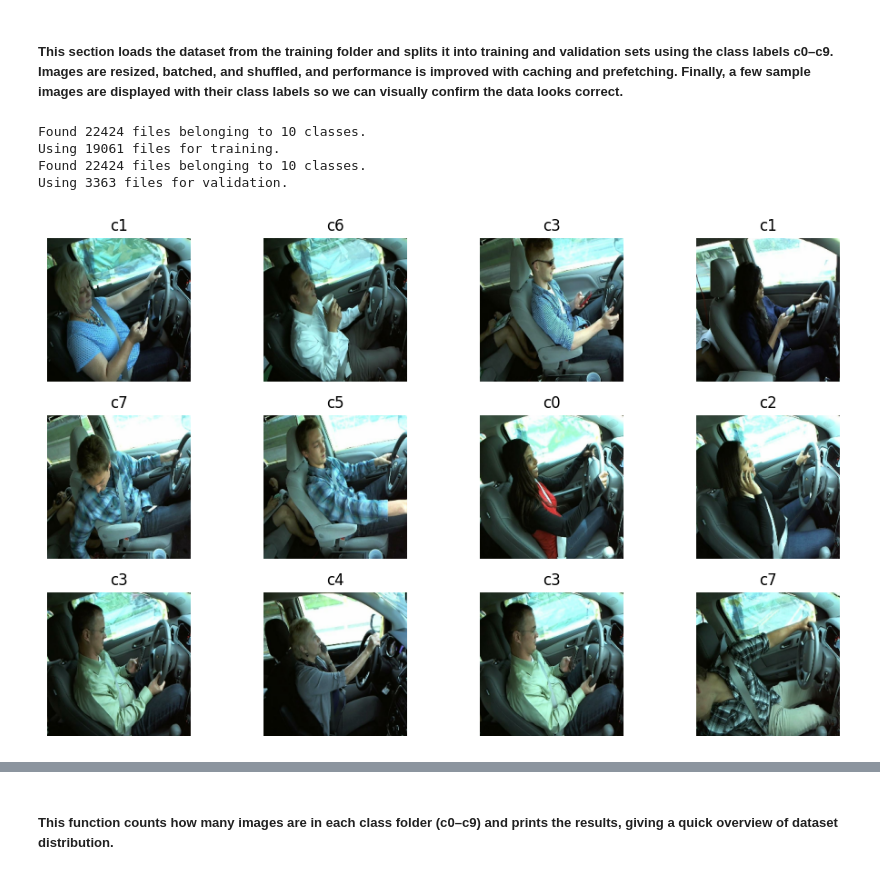
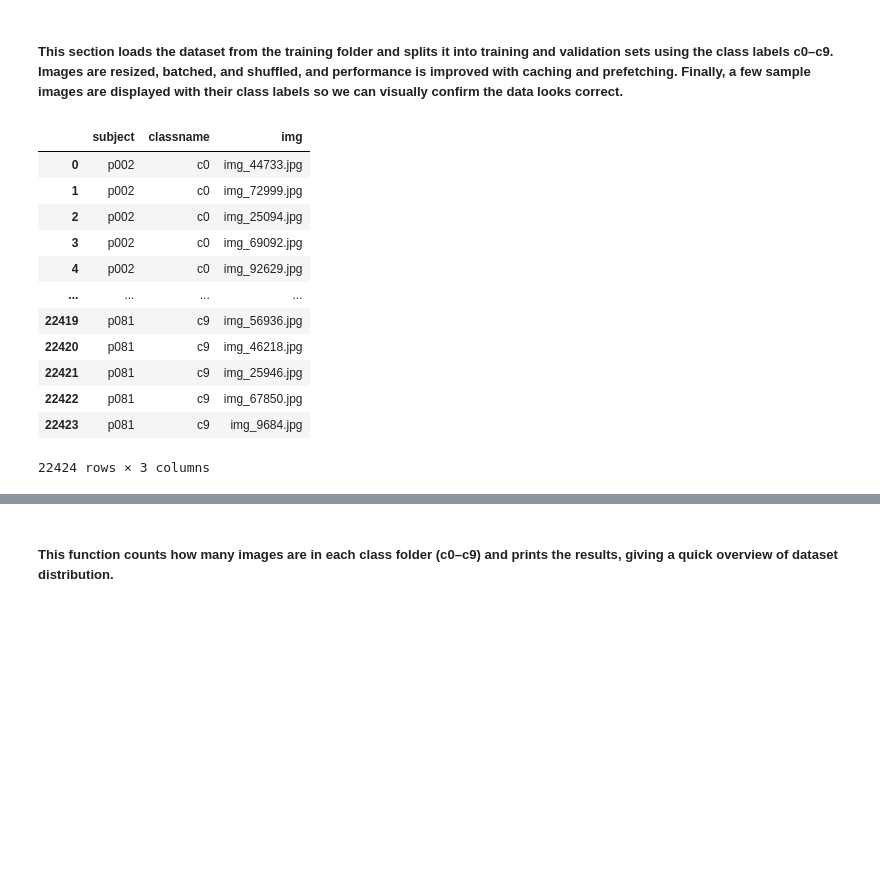
Before and after one commit to cybercode2000/Distracted-Driver-using-CNN, a Jupyter notebook: Distracted_Driving_Detection_Using_CNN.ipynb, the cells around one changed output, grey strips where cells are left out. Cells and saved outputs as stored; diff of their text form; code cells hidden in the pictures; blank space fills up the shorter version.

```diff
--- a/Distracted_Driving_Detection_Using_CNN.ipynb
+++ b/Distracted_Driving_Detection_Using_CNN.ipynb
@@ -176,49 +178,29 @@ Corrupted files: []
 ###### We discovered that there's no corrupted files
 # %% [markdown]
 ##### This section loads the dataset from the training folder and splits it into training and validation sets using the class labels c0–c9. Images are resized, batched, and shuffled, and performance is improved with caching and prefetching. Finally, a few sample images are displayed with their class labels so we can visually confirm the data looks correct.
-# %%
-train_ds = tf.keras.utils.image_dataset_from_directory(
-    DATA_DIR,
-    labels='inferred',
-    label_mode='int',
-    class_names=CLASS_NAMES,
-    validation_split=VAL_SPLIT,
-    subset='training',
-    seed=SEED,
-    image_size=IMG_SIZE,
-    batch_size=BATCH_SIZE
-)
-
-val_ds = tf.keras.utils.image_dataset_from_directory(
-    DATA_DIR,
-    labels='inferred',
-    label_mode='int',
-    class_names=CLASS_NAMES,
-    validation_split=VAL_SPLIT,
-    subset='validation',
-    seed=SEED,
-    image_size=IMG_SIZE,
-    batch_size=BATCH_SIZE
-)
-
-# Improve performance with caching & prefetching
-AUTOTUNE = tf.data.AUTOTUNE
-train_ds = train_ds.shuffle(1000).prefetch(AUTOTUNE)
-val_ds   = val_ds.prefetch(AUTOTUNE)
-
-# Peek at a few samples
-for imgs, labels in train_ds.take(1):
-    plt.figure(figsize=(10,6))
-    for i in range(12):
-        plt.subplot(3,4,i+1)
-        plt.imshow(imgs[i].numpy().astype("uint8"))
-        plt.title(CLASS_NAMES[labels[i].numpy()])
-        plt.axis("off")
-    plt.tight_layout()
-    plt.show()
-# %% [output]
-Found 22424 files belonging to 10 classes.
-Using 19061 files for training.
-Found 22424 files belonging to 10 classes.
-Using 3363 files for validation.
-[figure, removed]
+# %%
+DATA_DIR = "imgs/train"
+CSV_PATH = "driver_imgs_list.csv"
+
+TRAIN_DIR = "train"
+VAL_DIR   = "val"
+
+VAL_DRIVER_FRACTION = 0.2
+
+df = pd.read_csv(CSV_PATH)
+# %%
+df
+# %% [output]
+|  | subject | classname | img |
+| 0 | p002 | c0 | img_44733.jpg |
+| 1 | p002 | c0 | img_72999.jpg |
+| 2 | p002 | c0 | img_25094.jpg |
+| 3 | p002 | c0 | img_69092.jpg |
+| 4 | p002 | c0 | img_92629.jpg |
+| ... | ... | ... | ... |
+| 22419 | p081 | c9 | img_56936.jpg |
+| 22420 | p081 | c9 | img_46218.jpg |
+| 22421 | p081 | c9 | img_25946.jpg |
+| 22422 | p081 | c9 | img_67850.jpg |
+| 22423 | p081 | c9 | img_9684.jpg |
+22424 rows × 3 columns
```
Also changed, not shown: parts of 20 cells of this notebook, 4 other files.
